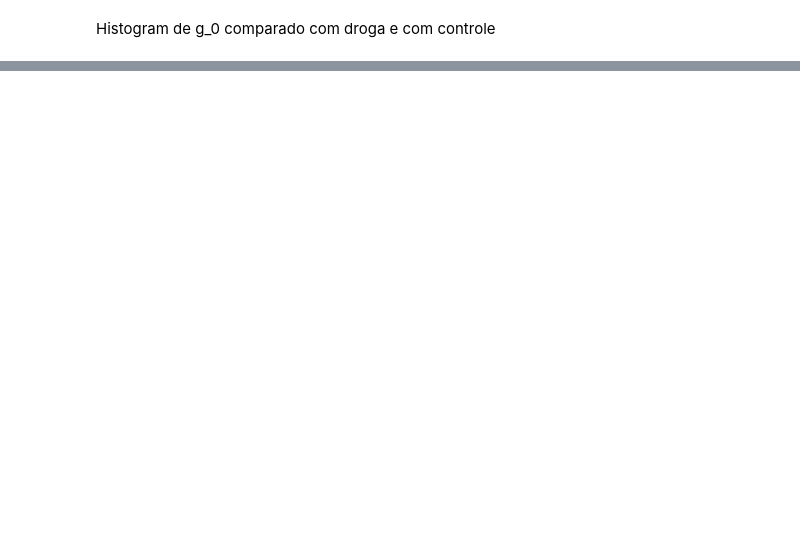
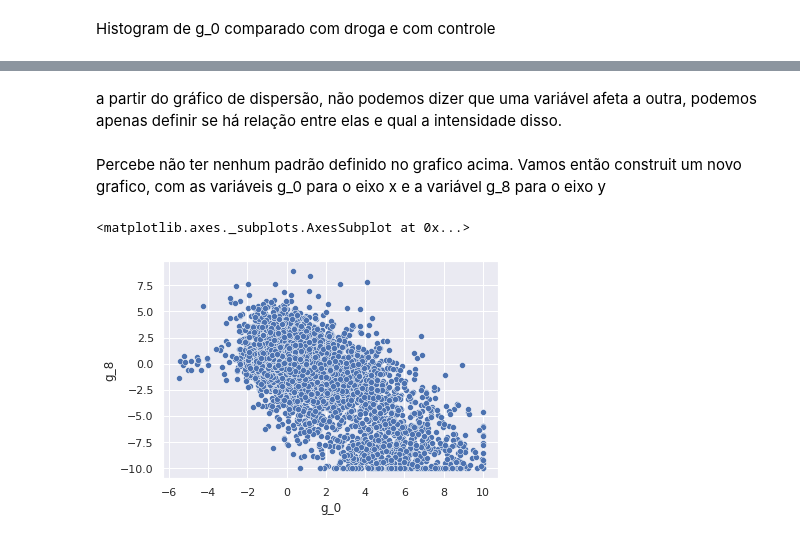
Before and after one commit to larissa-fv/Analise-de-dados-relacionados-industria-farmac-utica., a Jupyter notebook: Imersão_Dados.ipynb, the cells around one changed output, grey strips where cells are left out. Drawn from its saved outputs; the diff is of its cells as text; code cells hidden in the pictures; blank space fills up the shorter version.

```diff
--- a/Imersão_Dados.ipynb
+++ b/Imersão_Dados.ipynb
@@ -492,0 +530,10 @@ plt.show()
+# %% [markdown]
+ a partir do gráfico de dispersão, não podemos dizer que uma variável afeta a outra, podemos apenas definir se há relação entre elas e qual a intensidade disso.
+# %% [markdown]
+Percebe não ter nenhum padrão definido no grafico acima.
+Vamos então construit um novo grafico, com as variáveis g_0 para o  eixo x e a variável g_8 para o eixo y
+# %%
+sns.scatterplot(x='g_0', y = 'g_8', data=dados)
+# %% [output]
+<matplotlib.axes._subplots.AxesSubplot at 0x...>
+[figure, added]
```
Also changed, not shown: parts of 55 cells of this notebook.
